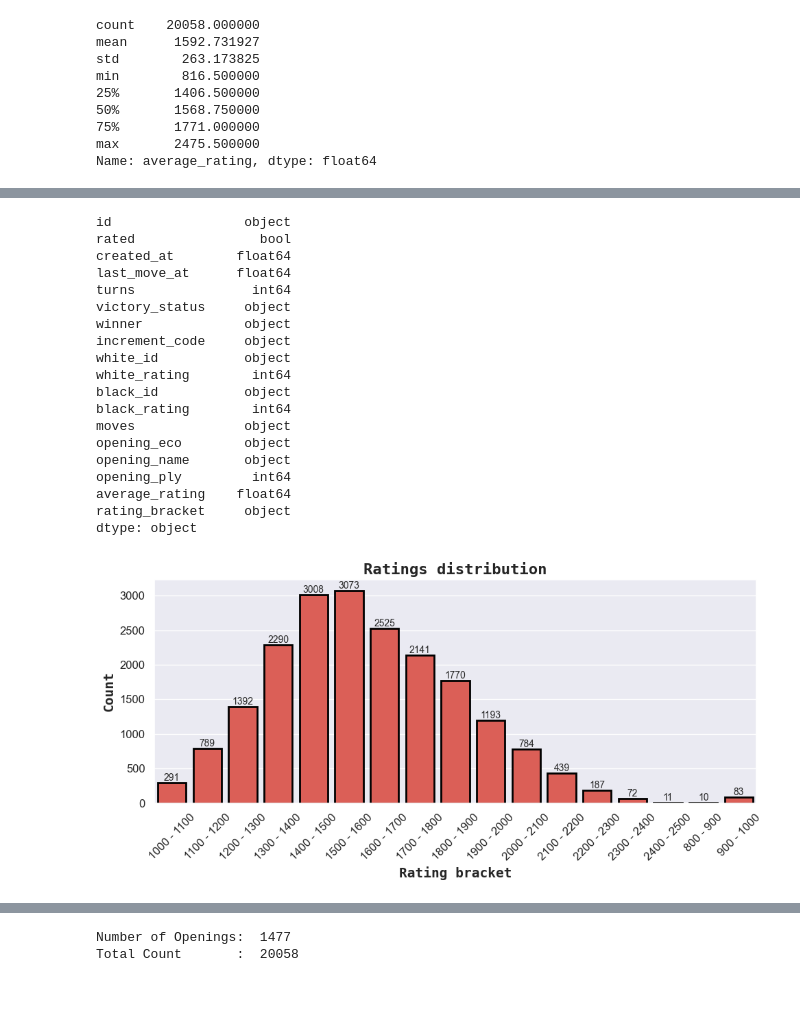
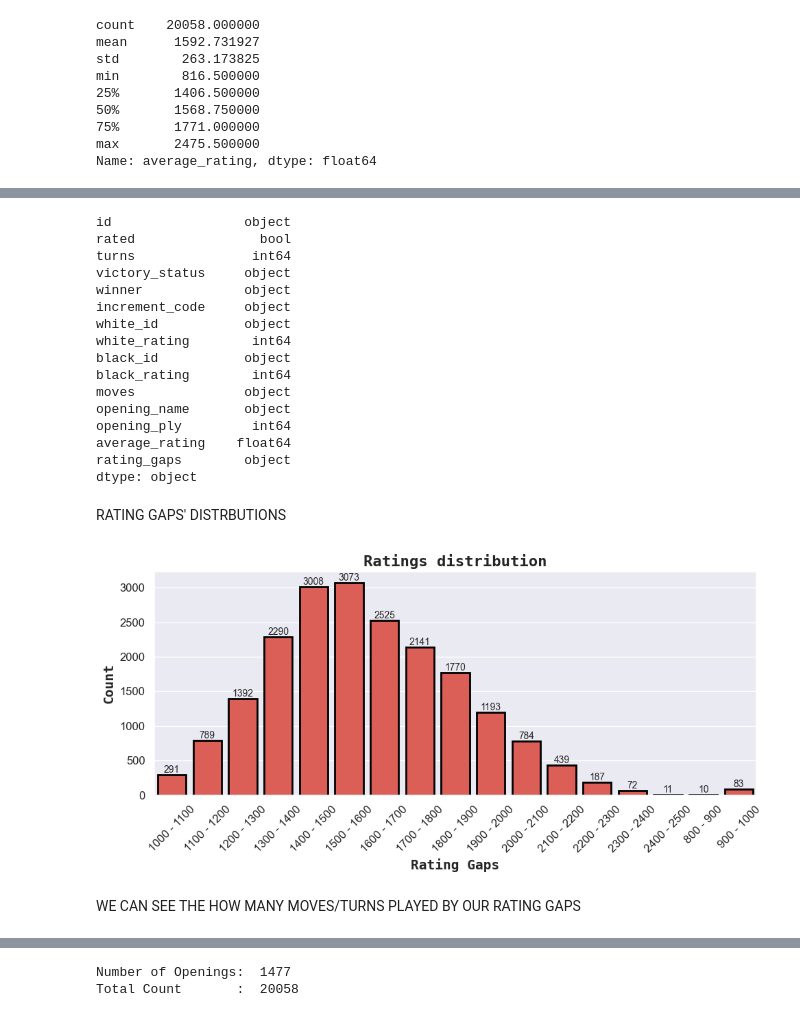
Before and after one commit to reepNao/Veri-Analizi-Bootcamp, a Jupyter notebook: chess_data_analysis.ipynb, the cells around one changed output, grey strips where cells are left out. Saved outputs shown, nothing was run; the diff lists cells and outputs as text; code cells hidden in the pictures.

```diff
--- a/chess_data_analysis.ipynb
+++ b/chess_data_analysis.ipynb
@@ -45,4 +45,4 @@ def set_limits(x):
         if x <= n:
             return f"{n - 100} - {n}"
 
-df["rating_bracket"] = df["average_rating"].apply(brackets)
+df["rating_gaps"] = df["average_rating"].apply(set_limits)
@@ -57,0 +49,2 @@ df.head()
+# %%
+df = df.drop(columns=['created_at', 'last_move_at', 'opening_eco'])
@@ -60,8 +62,6 @@ df.dtypes
 # %% [output]
 id                 object
 rated                bool
-created_at        float64
-last_move_at      float64
 turns               int64
 victory_status     object
 winner             object
@@ -71,29 +71,32 @@ white_rating        int64
 black_id           object
 black_rating        int64
 moves              object
-opening_eco        object
 opening_name       object
 opening_ply         int64
 average_rating    float64
-rating_bracket     object
+rating_gaps        object
 dtype: object
+# %% [markdown]
+RATING GAPS' DISTRBUTIONS
 # %%
-rating_counts = df["rating_bracket"].value_counts().sort_index()
+rating_counts = df["rating_gaps"].value_counts().sort_index()
 sns.set_palette("hls")
 plt.figure(figsize=(10, 5))
 ax = sns.barplot(x=rating_counts.index, y=rating_counts.values, edgecolor='black', linewidth=2, saturation=1.5)
 for bar, count in zip(ax.patches, rating_counts.values):
     ax.text(bar.get_x() + bar.get_width() / 2, bar.get_height(),
             f'{count}', ha='center', va='bottom', fontsize=10)
 
 plt.title('Ratings distribution', fontname='monospace', weight='bold', fontsize=16)
-plt.xlabel("Rating bracket", fontname='monospace', weight='semibold', fontsize=14)
+plt.xlabel("Rating Gaps", fontname='monospace', weight='semibold', fontsize=14)
 plt.ylabel("Count", fontname='monospace', weight='semibold', fontsize=14)
 plt.xticks(rotation=45, fontsize=12)
 plt.yticks(fontsize=12)
 plt.tight_layout()
 plt.show()
 # %% [output]
-[figure, old version]
+[figure, new version]
+# %% [markdown]
+WE CAN SEE THE HOW MANY MOVES/TURNS PLAYED BY OUR RATING GAPS
 # %%
 plt.figure(figsize=(10, 5))
```
Also changed, not shown: parts of 14 cells of this notebook.
